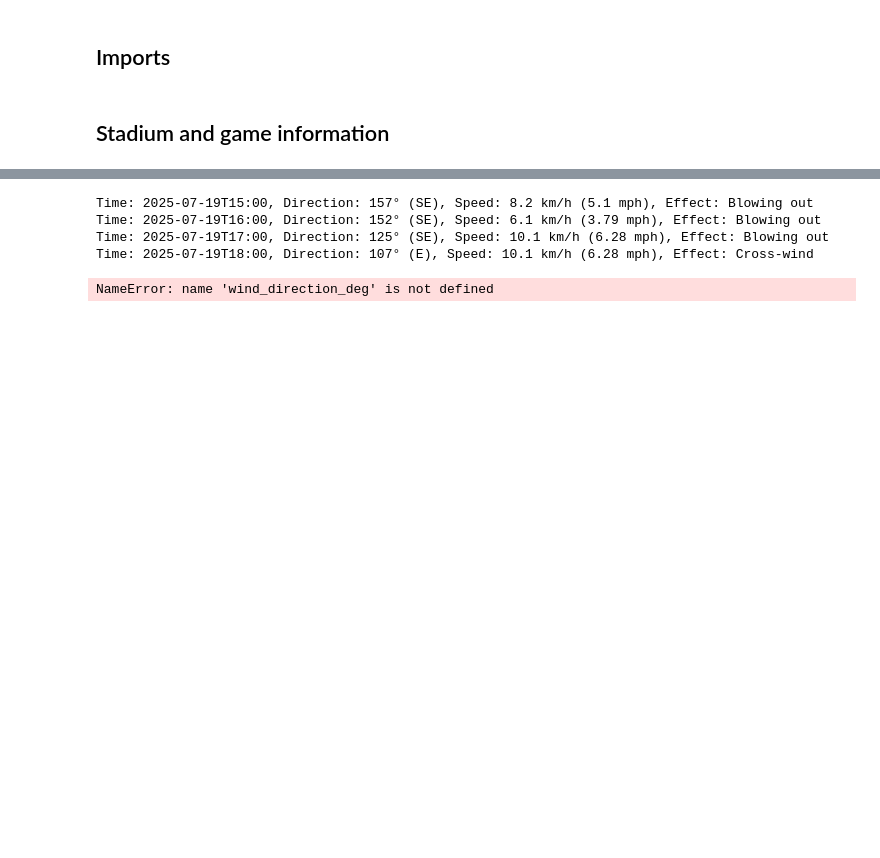
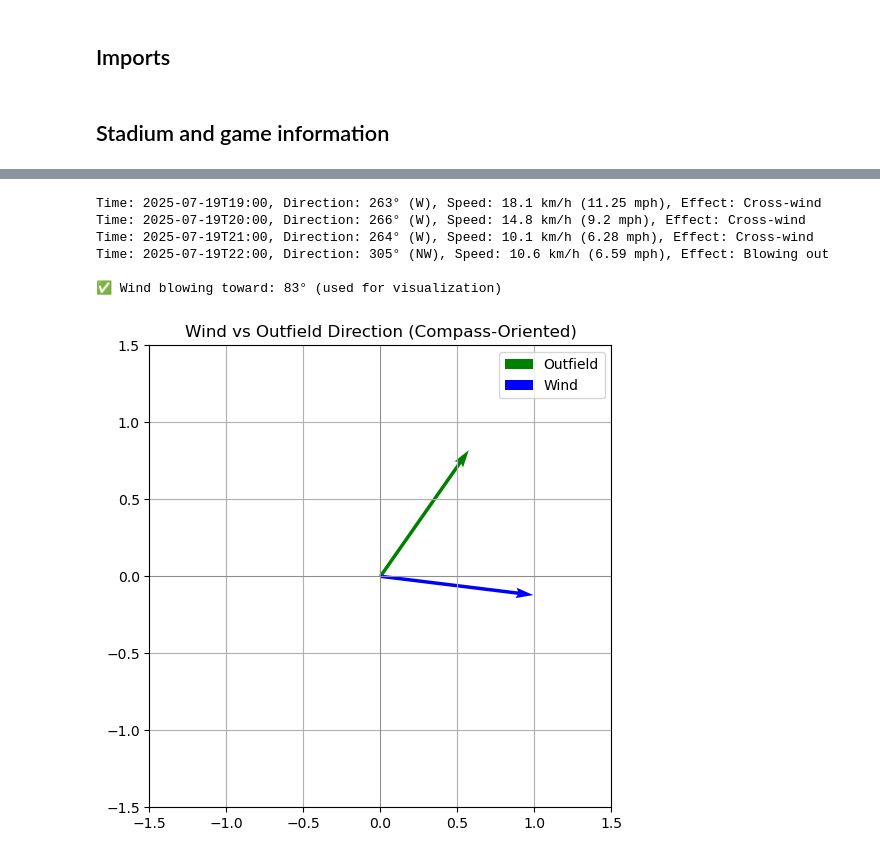
Before and after one commit to rpatel12438/mlb-wind-correlation, a Jupyter notebook: MLBwindCorrelation.ipynb, the cells around one changed output, grey strips where cells are left out. Saved outputs shown, nothing was run; the diff lists cells and outputs as text; code cells hidden in the pictures; blank space fills up the shorter version.

Commit message:
Added visualization with 2 arrows to show direction of home to outfield and direction of the wind

```diff
--- a/MLBwindCorrelation.ipynb
+++ b/MLBwindCorrelation.ipynb
@@ -72,7 +72,7 @@ def get_home_stadium_info(team_name, stadium_dict, date):
     print(f"{team_name} is playing at {home_team}'s stadium: {stadium_dict[home_team]['stadium']}")
     return home_team, stadium_dict[home_team]
 # %%
-team_name = "Toronto Blue Jays"  # or any other team
+team_name = "Atlanta Braves"  # or any other team
 date = dt_date.today().isoformat()
 team_id = mlb_stadiums[team_name]["team_id"]
 
@@ -185,9 +185,7 @@ if game_hour is not None:
     for entry in filtered_wind:
         cardinal = degrees_to_cardinal(entry["direction_deg"])
 
-        # Only calculate wind effect if outfield direction is known
         if outfield_direction_deg is not None:
-            # Calculate angle difference between wind direction and outfield
             wind_blowing_toward = (entry["direction_deg"] + 180) % 360
             angle_diff = abs(wind_blowing_toward - outfield_direction_deg)
             angle_diff = min(angle_diff, 360 - angle_diff)
@@ -199,7 +197,6 @@ if game_hour is not None:
             else:
                 effect = "Cross-wind"
 
-
             effect_text = f", Effect: {effect}"
         else:
             effect_text = ""
@@ -207,44 +204,45 @@ if game_hour is not None:
         print(f"Time: {entry['time']}, Direction: {entry['direction_deg']}° ({cardinal}), "
               f"Speed: {entry['speed_kmh']} km/h ({entry['speed_mph']} mph){effect_text}")
 
+    # Store the wind direction
+    if filtered_wind:
+        wind_direction_deg = (filtered_wind[0]["direction_deg"] + 180) % 360  # now it's "to" direction
+        print(f"\n✅ Wind blowing toward: {wind_direction_deg}° (used for visualization)")
+    else:
+        wind_direction_deg = None
+
 else:
     print("There is no game today.")
 # %% [output]
-Time: 2025-07-19T15:00, Direction: 157° (SE), Speed: 8.2 km/h (5.1 mph), Effect: Blowing out
-Time: 2025-07-19T16:00, Direction: 152° (SE), Speed: 6.1 km/h (3.79 mph), Effect: Blowing out
-Time: 2025-07-19T17:00, Direction: 125° (SE), Speed: 10.1 km/h (6.28 mph), Effect: Blowing out
-Time: 2025-07-19T18:00, Direction: 107° (E), Speed: 10.1 km/h (6.28 mph), Effect: Cross-wind
+Time: 2025-07-19T19:00, Direction: 263° (W), Speed: 18.1 km/h (11.25 mph), Effect: Cross-wind
+Time: 2025-07-19T20:00, Direction: 266° (W), Speed: 14.8 km/h (9.2 mph), Effect: Cross-wind
+Time: 2025-07-19T21:00, Direction: 264° (W), Speed: 10.1 km/h (6.28 mph), Effect: Cross-wind
+Time: 2025-07-19T22:00, Direction: 305° (NW), Speed: 10.6 km/h (6.59 mph), Effect: Blowing out
+
+✅ Wind blowing toward: 83° (used for visualization)
 # %%
-# Flip wind direction to get the direction the wind is blowing TO
-wind_to_deg = (wind_direction_deg + 180) % 360
+adjusted_wind_rad = np.deg2rad((wind_direction_deg - 90) % 360)
+adjusted_outfield_rad = np.deg2rad((outfield_direction_deg - 90) % 360)
 
-# Convert both to radians for plotting
-outfield_rad = np.deg2rad(outfield_direction_deg)
-wind_rad = np.deg2rad(wind_to_deg)
-
-# Generate vectors (unit length)
-outfield_vector = [np.cos(outfield_rad), np.sin(outfield_rad)]
-wind_vector = [np.cos(wind_rad), np.sin(wind_rad)]
+# Generate vectors
+wind_vector = [np.cos(adjusted_wind_rad), np.sin(adjusted_wind_rad)]
+outfield_vector = [np.cos(adjusted_outfield_rad), np.sin(adjusted_outfield_rad)]
 
 # Plot
 plt.figure(figsize=(6, 6))
 ax = plt.gca()
 
-# Outfield arrow: green
-ax.quiver(0, 0, *outfield_vector, angles='xy', scale_units='xy', scale=1, color='green', label='Outfield Direction')
+ax.quiver(0, 0, *outfield_vector, angles='xy', scale_units='xy', scale=1, color='green', label='Outfield')
+ax.quiver(0, 0, *wind_vector, angles='xy', scale_units='xy', scale=1, color='blue', label='Wind')
 
-# Wind arrow: blue
-ax.quiver(0, 0, *wind_vector, angles='xy', scale_units='xy', scale=1, color='blue', label='Wind Direction')
-
-# Labels and appearance
-plt.title("Wind vs Stadium Outfield Direction")
-plt.legend()
-plt.grid(True)
 plt.xlim(-1.5, 1.5)
 plt.ylim(-1.5, 1.5)
-ax.set_aspect('equal', 'box')
-plt.axhline(0, color='gray', linewidth=0.5)
-plt.axvline(0, color='gray', linewidth=0.5)
+plt.grid(True)
+plt.axhline(0, color='gray', lw=0.5)
+plt.axvline(0, color='gray', lw=0.5)
+plt.title("Wind vs Outfield Direction (Compass-Oriented)")
+plt.legend()
+ax.set_aspect('equal')
 plt.show()
 # %% [output]
-NameError: name 'wind_direction_deg' is not defined
+[figure, added]
```
Also changed, not shown: parts of 3 cells of this notebook.
